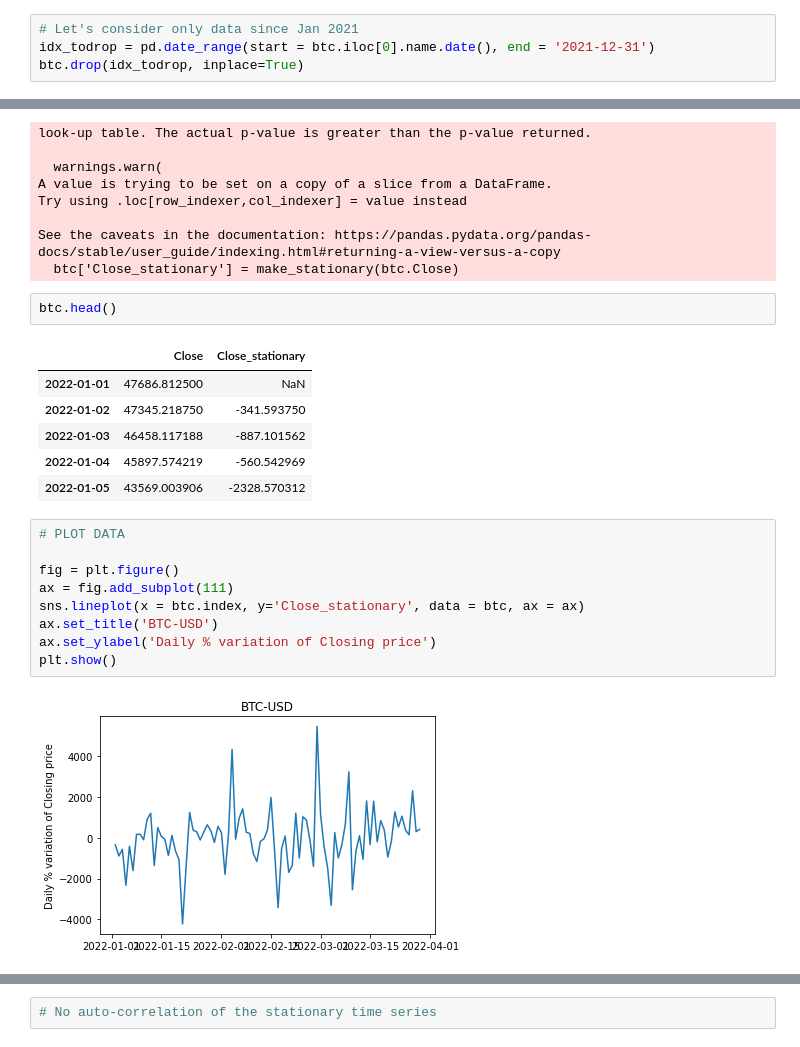
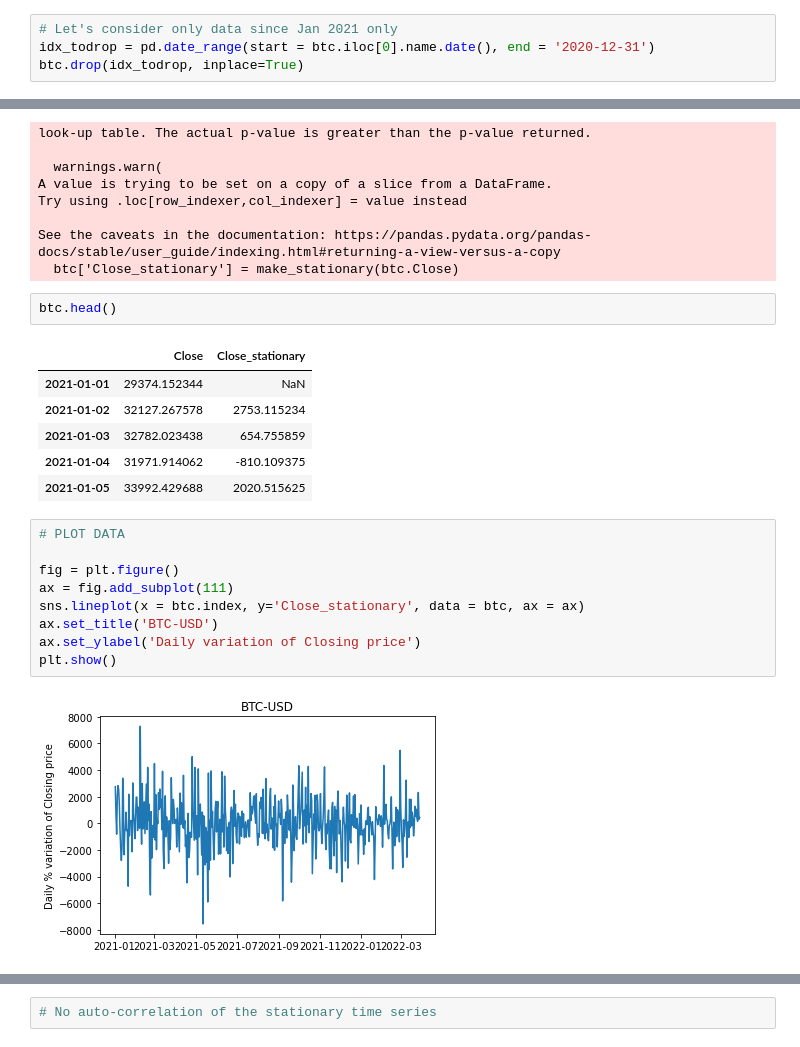
Before and after one commit to eric-martinet/IRONLABS, a Jupyter notebook: Module02/Lab_22_Time-Series-Models-Evaluation-and-Comparison/main.ipynb, the cells around one changed output, grey strips where cells are left out. Drawn from its saved outputs; the diff is of its cells as text.

```diff
--- a/Module02/Lab_22_Time-Series-Models-Evaluation-and-Comparison/main.ipynb
+++ b/Module02/Lab_22_Time-Series-Models-Evaluation-and-Comparison/main.ipynb
@@ -36,8 +36,8 @@ plt.show()
 # %% [output]
 [figure]
 # %%
-# Let's consider only data since Jan 2021
-idx_todrop = pd.date_range(start = btc.iloc[0].name.date(), end = '2021-12-31')
+# Let's consider only data since Jan 2021 only
+idx_todrop = pd.date_range(start = btc.iloc[0].name.date(), end = '2020-12-31')
 btc.drop(idx_todrop, inplace=True)
 # %% [output]
 A value is trying to be set on a copy of a slice from a DataFrame
@@ -130,22 +130,22 @@ See the caveats in the documentation: https://pandas.pydata.org/pandas-docs/stab
 btc.head()
 # %% [output]
 |  | Close | Close_stationary |
-| 2022-01-01 | 47686.812500 | NaN |
-| 2022-01-02 | 47345.218750 | -341.593750 |
-| 2022-01-03 | 46458.117188 | -887.101562 |
-| 2022-01-04 | 45897.574219 | -560.542969 |
-| 2022-01-05 | 43569.003906 | -2328.570312 |
+| 2021-01-01 | 29374.152344 | NaN |
+| 2021-01-02 | 32127.267578 | 2753.115234 |
+| 2021-01-03 | 32782.023438 | 654.755859 |
+| 2021-01-04 | 31971.914062 | -810.109375 |
+| 2021-01-05 | 33992.429688 | 2020.515625 |
 # %%
 # PLOT DATA
 
 fig = plt.figure()
 ax = fig.add_subplot(111)
 sns.lineplot(x = btc.index, y='Close_stationary', data = btc, ax = ax)
 ax.set_title('BTC-USD')
-ax.set_ylabel('Daily % variation of Closing price')
+ax.set_ylabel('Daily variation of Closing price')
 plt.show()
 # %% [output]
-[figure, old version]
+[figure, new version]
 # %%
 # CHECK AUTO-CORRELATION
 from statsmodels.graphics.tsaplots import plot_acf
```
Also changed, not shown: parts of 17 cells of this notebook.
